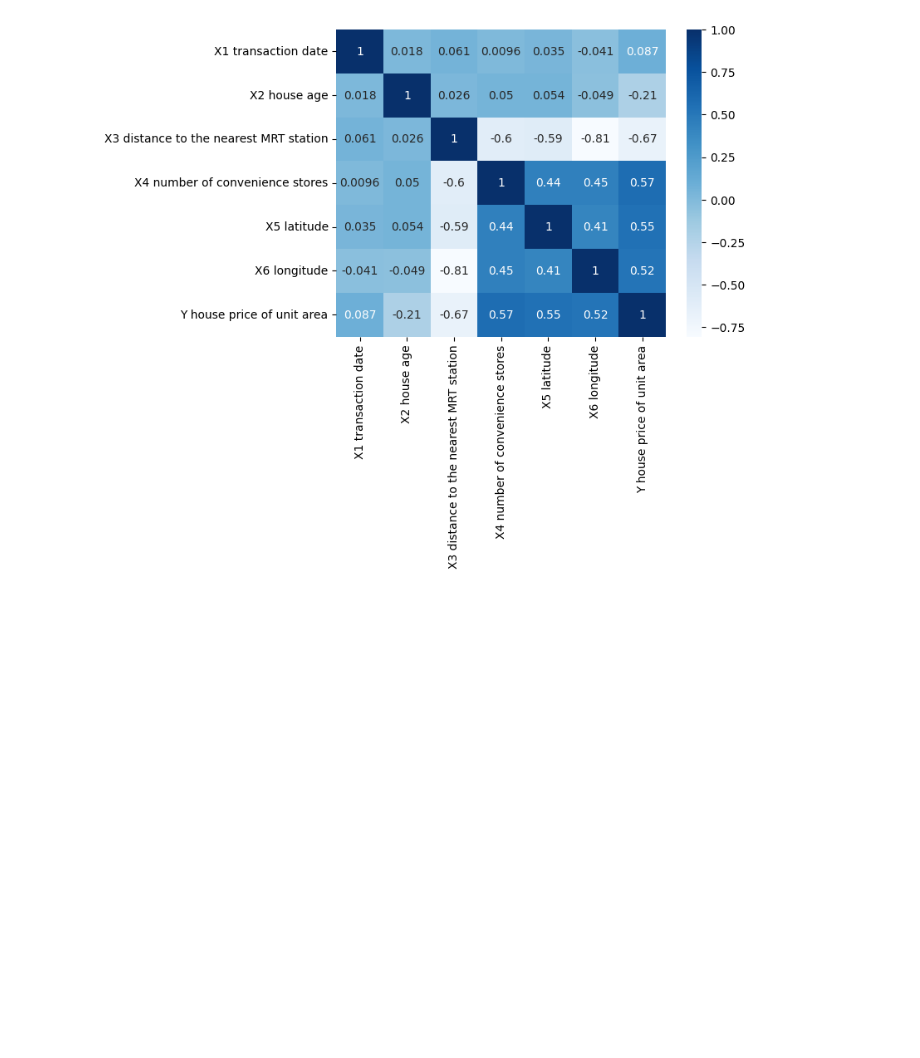
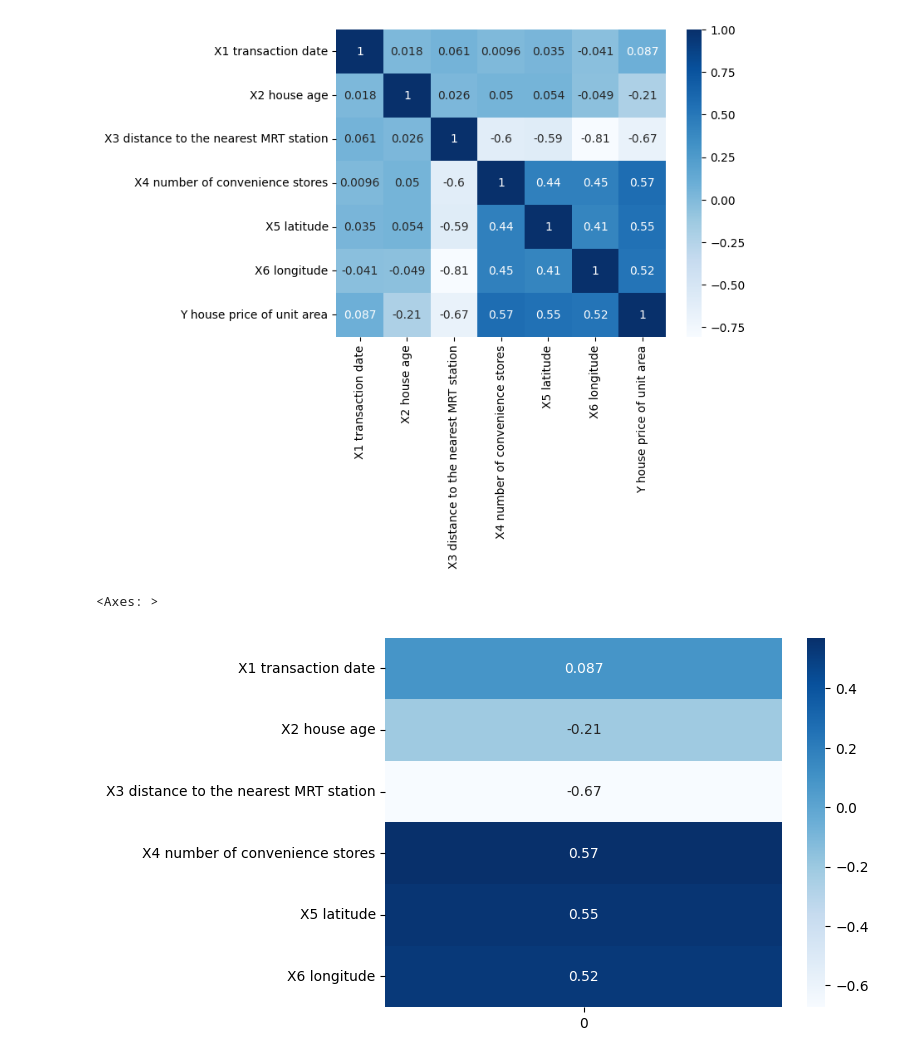
Before and after one commit to arangseb/Taller-3, a Jupyter notebook: taller_3_s.arango6.ipynb, the cells around one changed output. Saved outputs shown, nothing was run; the diff lists cells and outputs as text; code cells hidden in the pictures; blank space fills up the shorter version.

```diff
--- a/taller_3_s.arango6.ipynb
+++ b/taller_3_s.arango6.ipynb
@@ -47,3 +47,9 @@ sb.heatmap(corr, cmap="Blues", annot=True)
 # %% [output]
 <Axes: >
 [figure]
+# %%
+corrw = data.drop(['Y house price of unit area'], axis=1).corrwith(data['Y house price of unit area'])
+sb.heatmap(pd.DataFrame(corrw), cmap="Blues", annot=True)
+# %% [output]
+<Axes: >
+[figure, added]
```
Also changed, not shown: parts of 10 cells of this notebook.
